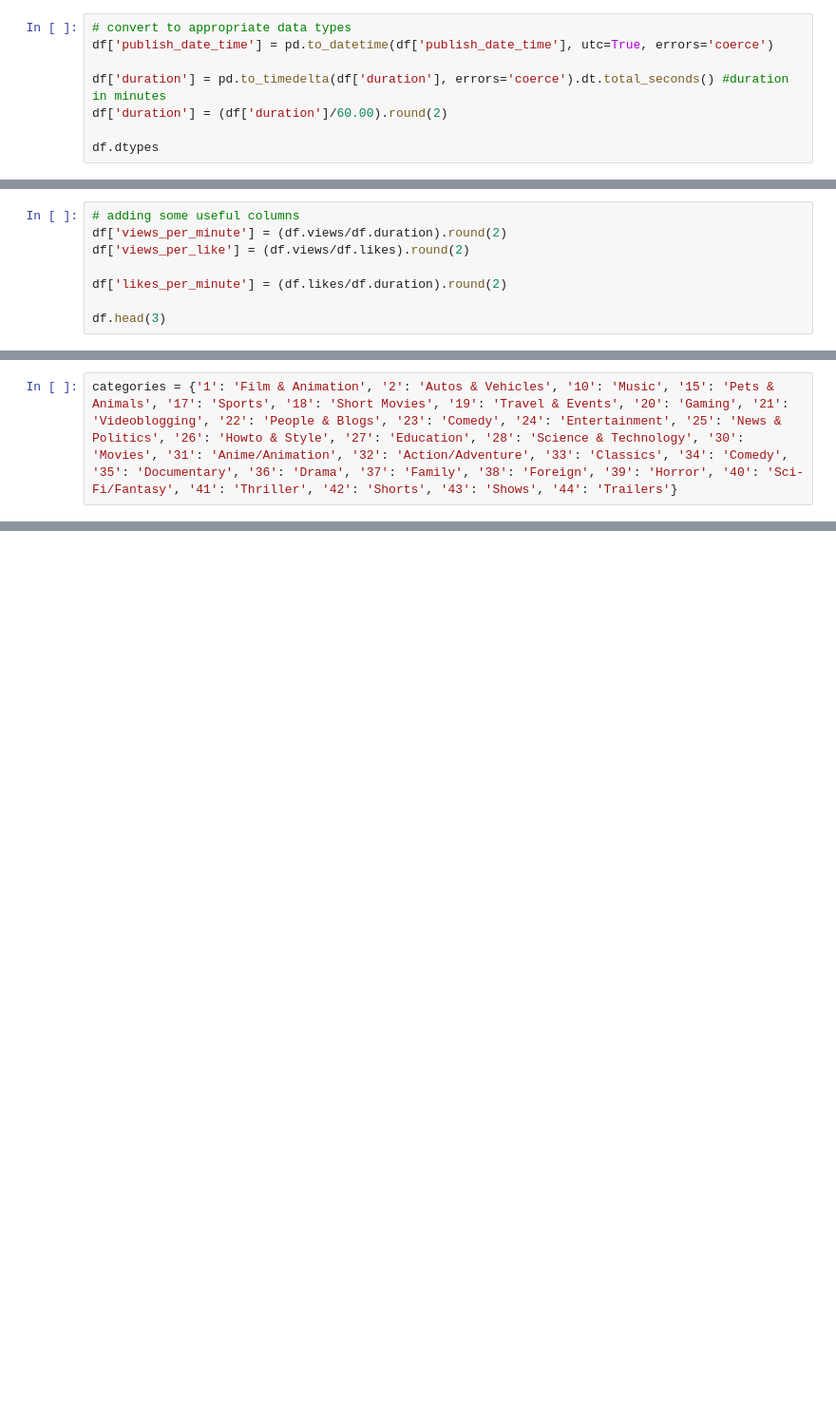
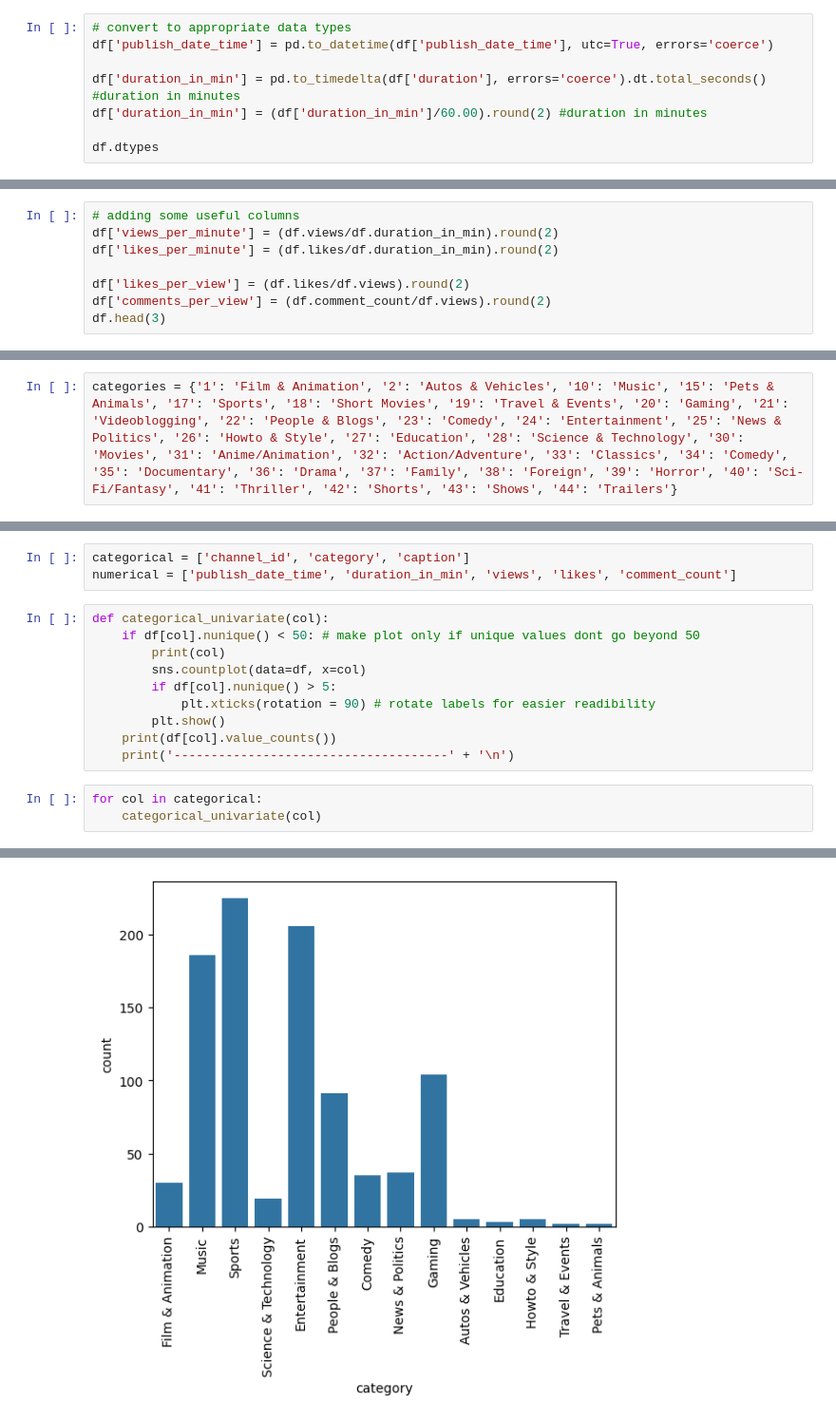
Before and after one commit to AERI078/youtube_data_analysis_project, a Jupyter notebook: 02_EDA.ipynb, the cells around one changed output, grey strips where cells are left out. Shown at 95% size. Saved outputs shown, nothing was run; the diff lists cells and outputs as text; blank space fills up the shorter version.

Commit message:
started univariate analysis

```diff
--- a/02_EDA.ipynb
+++ b/02_EDA.ipynb
@@ -96,8 +96,8 @@ df['publish_time'] = df['publish_time'].str.rstrip('Z')
 # convert to appropriate data types
 df['publish_date_time'] = pd.to_datetime(df['publish_date_time'], utc=True, errors='coerce')
 
-df['duration'] = pd.to_timedelta(df['duration'], errors='coerce').dt.total_seconds() #duration in minutes
-df['duration'] = (df['duration']/60.00).round(2)
+df['duration_in_min'] = pd.to_timedelta(df['duration'], errors='coerce').dt.total_seconds() #duration in minutes
+df['duration_in_min'] = (df['duration_in_min']/60.00).round(2) #duration in minutes
 
 df.dtypes
 # %% [output]
@@ -119,11 +120,11 @@ publish_time                      object
 dtype: object
 # %%
 # adding some useful columns
-df['views_per_minute'] = (df.views/df.duration).round(2)
-df['views_per_like'] = (df.views/df.likes).round(2)
+df['views_per_minute'] = (df.views/df.duration_in_min).round(2)
+df['likes_per_minute'] = (df.likes/df.duration_in_min).round(2)
 
-df['likes_per_minute'] = (df.likes/df.duration).round(2)
-
+df['likes_per_view'] = (df.likes/df.views).round(2)
+df['comments_per_view'] = (df.comment_count/df.views).round(2)
 df.head(3)
 # %% [output]
 |  | id | region_code | publish_date_time | channel_id | channel_name | title | description | category_id | ... |
@@ -180,0 +220,17 @@ df[df['category'] == 'Nan']
+# %%
+categorical = ['channel_id', 'category', 'caption']
+numerical = ['publish_date_time', 'duration_in_min', 'views', 'likes', 'comment_count']
+# %%
+def categorical_univariate(col):
+    if df[col].nunique() < 50: # make plot only if unique values dont go beyond 50
+        print(col)
+        sns.countplot(data=df, x=col)
+        if df[col].nunique() > 5:
+            plt.xticks(rotation = 90) # rotate labels for easier readibility
+        plt.show()
+    print(df[col].value_counts())
+    print('-------------------------------------' + '\n')
+# %%
+for col in categorical:
+    categorical_univariate(col)
+# %% [output]
@@ -180,0 +253 @@ df[df['category'] == 'Nan']
+[figure, added]
```
Also changed, not shown: parts of 15 cells of this notebook, 2 other files.
